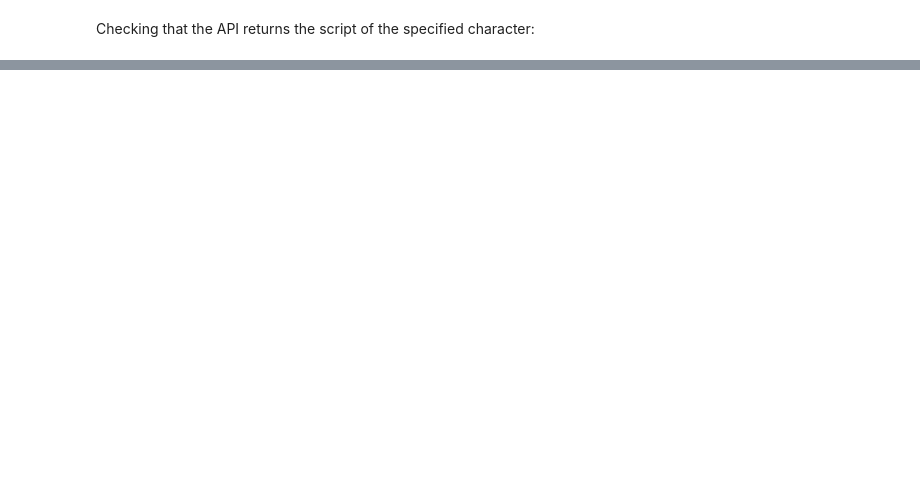
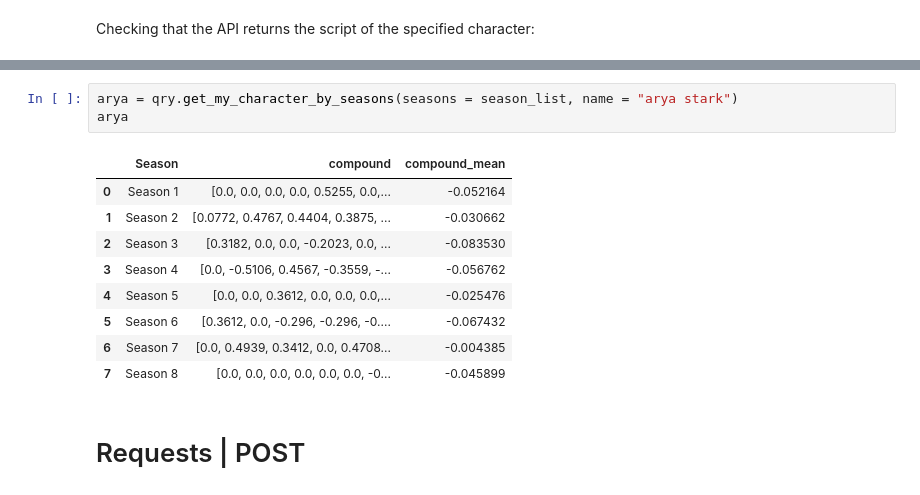
Before and after one commit to mplanasgit/project-4, a Jupyter notebook: notebooks/requests.ipynb, the cells around one changed output, grey strips where cells are left out. Drawn from its saved outputs; the diff is of its cells as text; blank space fills up the shorter version.

```diff
--- a/notebooks/requests.ipynb
+++ b/notebooks/requests.ipynb
@@ -46,0 +84,15 @@ jon_snow_1x01
+# %%
+arya = qry.get_my_character_by_seasons(seasons = season_list, name = "arya stark")
+arya
+# %% [output]
+|  | Season | compound | compound_mean |
+| 0 | Season 1 | [0.0, 0.0, 0.0, 0.0, 0.5255, 0.0,... | -0.052164 |
+| 1 | Season 2 | [0.0772, 0.4767, 0.4404, 0.3875, ... | -0.030662 |
+| 2 | Season 3 | [0.3182, 0.0, 0.0, -0.2023, 0.0, ... | -0.083530 |
+| 3 | Season 4 | [0.0, -0.5106, 0.4567, -0.3559, -... | -0.056762 |
+| 4 | Season 5 | [0.0, 0.0, 0.3612, 0.0, 0.0, 0.0,... | -0.025476 |
+| 5 | Season 6 | [0.3612, 0.0, -0.296, -0.296, -0.... | -0.067432 |
+| 6 | Season 7 | [0.0, 0.4939, 0.3412, 0.0, 0.4708... | -0.004385 |
+| 7 | Season 8 | [0.0, 0.0, 0.0, 0.0, 0.0, 0.0, -0... | -0.045899 |
+# %% [markdown]
+# Requests | POST
```
Also changed, not shown: parts of 10 cells of this notebook, 4 other files.
